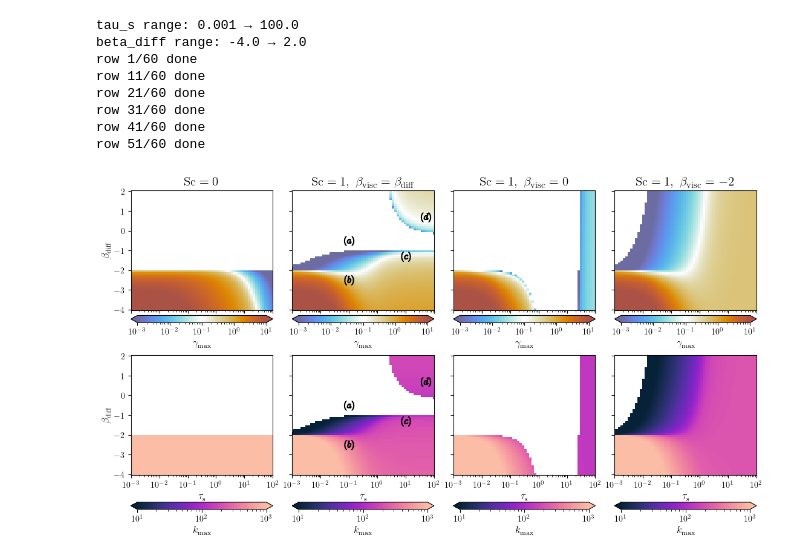
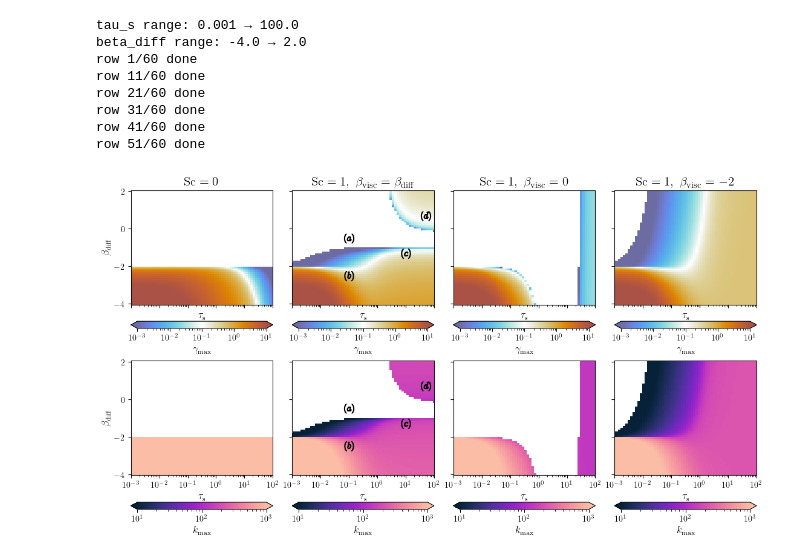
Before and after one commit to KonstantinGerbig/diff-inst, a Jupyter notebook: notebooks/paper_evp.ipynb, the cells around one changed output. Drawn from its saved outputs; the diff is of its cells as text; code cells hidden in the pictures.

Commit message:
updated a plot

```diff
--- a/notebooks/paper_evp.ipynb
+++ b/notebooks/paper_evp.ipynb
@@ -228,6 +228,7 @@ for p in range(4):
     ax.set_title(panel_titles[p], fontsize=15)
     if p == 0:
         ax.set_ylabel(r"$\beta_{\rm diff}$", fontsize=12)
+    ax.set_xlabel(r"$\tau_{\rm s}$", fontsize=12)
 
     cbar = fig.colorbar(im, ax=ax, pad=0.01, extend = 'both', location='bottom')
     cbar.set_label(r"$\gamma_{\max}$", fontsize=12)
@@ -242,31 +243,33 @@ for p in range(4):
         tau_vals,
         beta_vals,
         data_k,
         shading="auto",
         norm=LogNorm(vmin=kmin_plot, vmax=kmax_plot),
         cmap=cmap2,
         rasterized=True
     )
     #im2.set_rasterized(False)
     ax2.set_xscale("log")
     ax2.set_xlim(tau_vals[0], tau_vals[-1])
     if p == 0:
         ax2.set_ylabel(r"$\beta_{\rm diff}$", fontsize=12)
     ax2.set_xlabel(r"$\tau_{\rm s}$", fontsize=12)
 
     cbar2 = fig.colorbar(im2, ax=ax2, pad=0.01, extend = 'both', location='bottom')
     cbar2.set_label(r"$k_{\max}$", fontsize=12)
 
+
     if p == 1:
         for a in [ax, ax2]:
             a.scatter([0.1], [-0.5], color = 'black', marker = r'$(a)$', s = 130)
             a.scatter([0.1], [-2.5], color = 'black', marker = r'$(b)$', s = 130)
             a.scatter([10], [-1.3], color = 'black', marker = r'$(c)$', s = 130)
             a.scatter([50], [0.7], color = 'black', marker = r'$(d)$', s = 130)
 
 
+
 FIGURE_PATH = ROOT / "figures"; FIGURE_PATH.mkdir(exist_ok=True)
 fig.savefig(FIGURE_PATH / "evp.pdf", bbox_inches="tight")
 plt.show()
 # %% [output]
-[figure, old version]
+[figure, new version]
```
Also changed, not shown: 1 other file.
